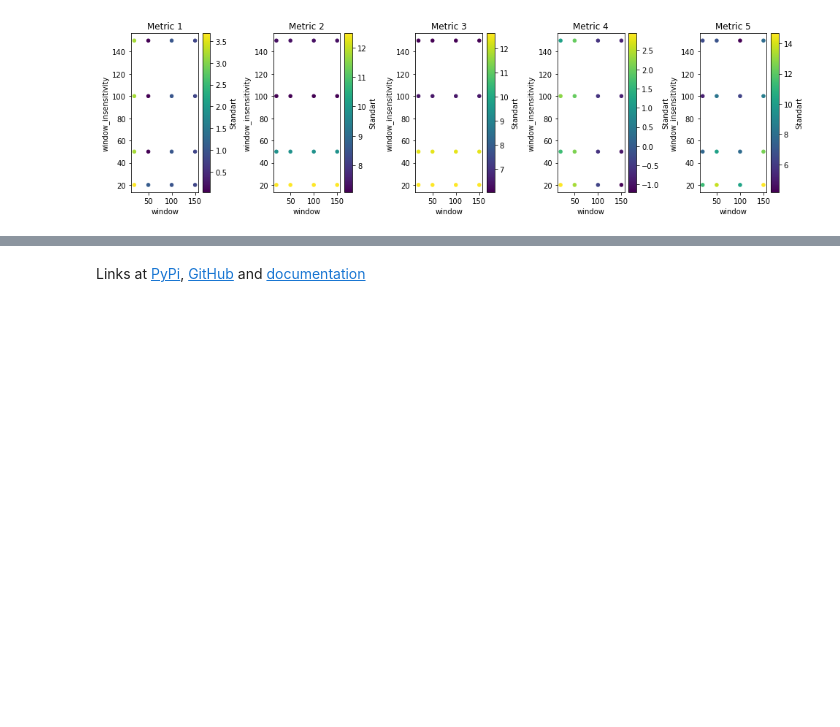
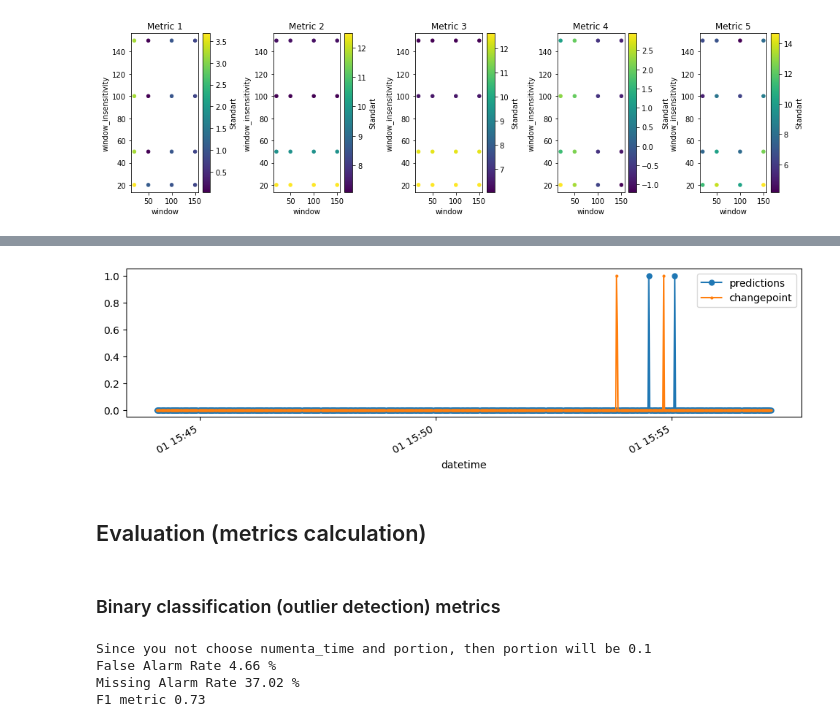
Before and after one commit to waico/SKAB, a Jupyter notebook: notebooks/ArimaFD.ipynb, the cells around one changed output, grey strips where cells are left out. Saved outputs shown, nothing was run; the diff lists cells and outputs as text; code cells hidden in the pictures; blank space fills up the shorter version.

```diff
--- a/notebooks/ArimaFD.ipynb
+++ b/notebooks/ArimaFD.ipynb
@@ -172 +185,12 @@ for i,df in enumerate(list_of_df):
+# %%
+# true changepoint indices selection
+true_cp = [df.changepoint for df in list_of_df]
+
+predicted_cp[0].plot(figsize=(12,3), label='predictions', marker='o', markersize=5)
+true_cp[0].plot(marker='o', markersize=2)
+plt.legend();
+# %% [output]
+[figure, added]
+# %% [markdown]
+## Evaluation (metrics calculation)
 # %%
@@ -173,3 +198,15 @@ for i,df in enumerate(list_of_df):
 from tsad.evaluating.evaluating import evaluating
-# %% [markdown]
-Links at [PyPi](https://pypi.org/project/tsad/), [GitHub](https://github.com/waico/tsad) and [documentation](https://tsad.readthedocs.io/en/latest/Evaluating.html)
+# %% [markdown]
+### Binary classification (outlier detection) metrics
+# %%
+# binary classification metrics calculation
+binary = evaluating(
+    true_outlier,
+    predicted_outlier,
+    metric='binary'
+)
+# %% [output]
+Since you not choose numenta_time and portion, then portion will be 0.1
+False Alarm Rate 4.66 %
+Missing Alarm Rate 37.02 %
+F1 metric 0.73
```
Also changed, not shown: parts of 21 cells of this notebook, 24 other files.
